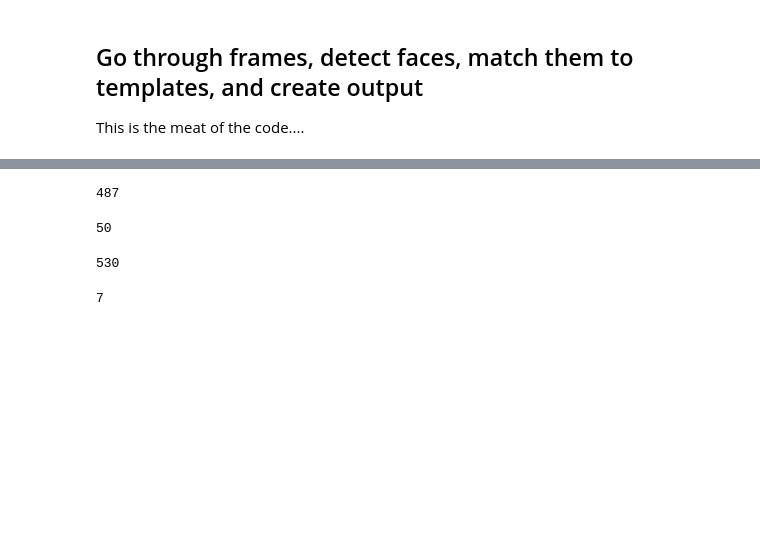
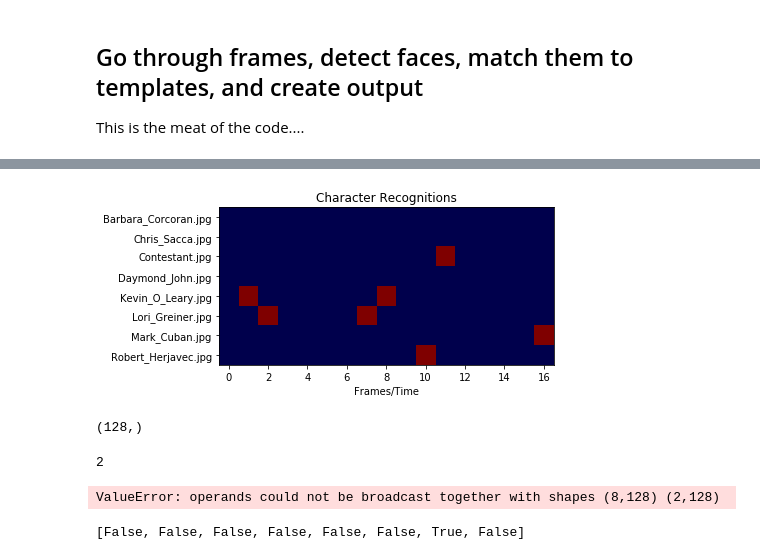
Before and after one commit to nomcomm/CRT_Validity, a Jupyter notebook: scripts/Character Recognition Tool_HIL.ipynb, the cells around one changed output, grey strips where cells are left out. Drawn from its saved outputs; the diff is of its cells as text; code cells hidden in the pictures; blank space fills up the shorter version.

```diff
--- a/scripts/Character Recognition Tool_HIL.ipynb
+++ b/scripts/Character Recognition Tool_HIL.ipynb
@@ -125,8 +132,8 @@ This is the meat of the code....
 unkonown_face_counter = 0
 res = []
 for curr_frame_number in np.arange(0, n_frames, 1):
-    #sys.stdout.write(" %d, \r" % (curr_frame_number) )
-    #sys.stdout.flush()
+    sys.stdout.write(" %d, \r" % (curr_frame_number) )
+    sys.stdout.flush()
 
     # load the current frame as an image
     curr_frame = frames.get_frame(curr_frame_number).video.get_frame(curr_frame_number).video.get_frame(curr_frame_number).data
@@ -136,7 +143,7 @@ for curr_frame_number in np.arange(0, n_frames, 1):
     ax.imshow(curr_frame)
 
     # detect faces and plot them (for now) based on location info...
-    face_locations = face_recognition.face_locations(curr_frame)
+    face_locations = face_recognition.face_locations(curr_frame, model= model_to_use) #'number_of_times_to_upsample=1', "model='hog'"
     if len(face_locations)>0:
         #print('I see a face!')
         for curr_face in range(len(face_locations)):
@@ -157,28 +164,40 @@ for curr_frame_number in np.arange(0, n_frames, 1):
     face_encodings = face_recognition.face_encodings(curr_frame, face_locations)
 
     if len(face_encodings)>0 :
+        results = []
+        #n_recognized = 0
+        for curr_encoding in range(len(face_encodings)):
+            # compare the recognized & encoded faces with the known faces' encodings....
+            results.append(face_recognition.compare_faces( known_faces,
+                                                      face_encodings[curr_encoding],
+                                                      tolerance = tolerance_threshold))
+        results = np.sum(results, axis=0, dtype = 'bool')
+        #n_recognized =
 
-        # compare the recognizes&encoded faces with the known faces' encodings....
-        results = face_recognition.compare_faces(known_faces, face_encodings[0])
         if (sum(results)>0):
-            print('I see the face of ')
+
+            characters_recognized = [ character_names[i] for i in np.where(results)[0][:] ]
+            #print(characters_recognized)
+            print('I see the face of ' + str(characters_recognized) )
+
+            #print('I see the face of ' + character_names[np.where(results)[0][0]])
             #print(results)
-            print(character_names[np.where(results)[0][0]])
+            #print()
             print('--')
 
         #### This is where we do the surgery to add the unknown/feedback/human in the loop part
 
         # if more faces are detected than recognized, then we conclude that new faces are present
         if (len(face_encodings) > sum(results)):
-            print('I see a face that I do not recognize!')
+            print('I see a face that I do not recognize, I save it to the reference_images folder.' )
 
             #cut out the new faces and put them in folder...
             #for current_face_seen in range( len(face_encodings[0]) ):
 
             print(face_locations[0])
-            cc= curr_frame[ face_locations[0][0]:face_locations[0][2],
-            face_locations[0][3]:face_locations[0][1],
-            :]
+            cc = curr_frame[    face_locations[0][0]:face_locations[0][2],
+                                face_locations[0][3]:face_locations[0][1],
+                                :]
 
             plt.imshow(cc)
             plt.axis('off')
@@ -188,6 +207,8 @@ for curr_frame_number in np.arange(0, n_frames, 1):
             im = Image.fromarray(cc)
             unkonown_face_counter += 1
             filename_uf = '../data/input_data/unknown_reference_images/unknown_face_' + str(unkonown_face_counter) + '.jpg'
+
+
             im.save(filename_uf)
 
             #face_recognition.compare_faces(known_faces, face_encodings[0])
@@ -249,16 +256,24 @@ curr_frame.shape
-# %%
-face_locations[0][0]
-# %% [output]
-487
-# %%
-face_locations[0][1]
-# %% [output]
-50
-# %%
-face_locations[0][2]
-# %% [output]
-530
-# %%
-face_locations[0][3]
-# %% [output]
-7
+# %%
+fig, ax = plt.subplots()
+ax.imshow(df2.values.T, cmap = 'seismic');
+#plt.axis('off');
+ax.set_yticks(np.arange(n_character_images));
+ax.set_yticklabels(np.array(character_images));
+ax.set_title("Character Recognitions");
+ax.set_xlabel("Frames/Time");
+# %% [output]
+[figure, added]
+# %%
+face_encodings[1].shape
+# %% [output]
+(128,)
+# %%
+len(face_encodings)
+# %% [output]
+2
+# %%
+results = face_recognition.compare_faces( known_faces,
+                                                  np.asarray(face_encodings),
+                                                  tolerance = tolerance_threshold)
+# %% [output]
+ValueError: operands could not be broadcast together with shapes (8,128) (2,128)
@@ -264,0 +282,4 @@ face_locations[0][3]
+# %%
+results
+# %% [output]
+[False, False, False, False, False, False, True, False]
```
Also changed, not shown: parts of 16 cells of this notebook.
